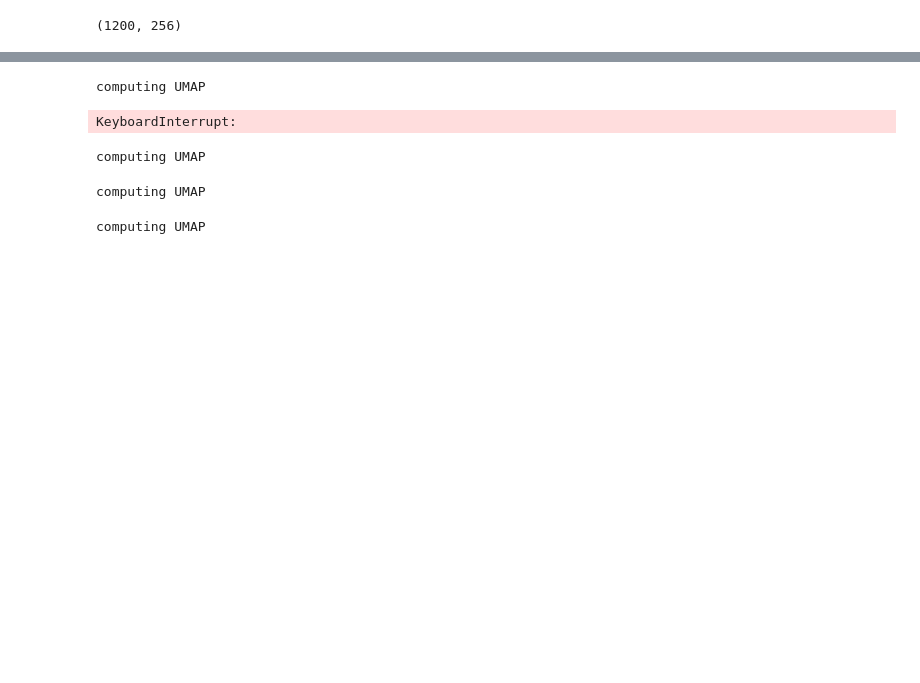
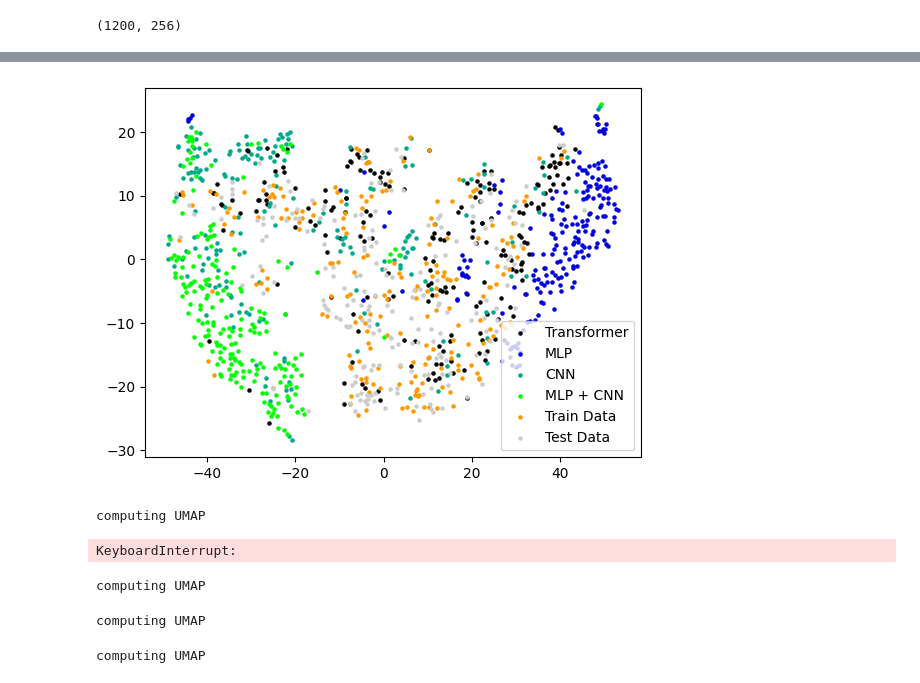
Before and after one commit to TheMody/GeneDiffusion, a Jupyter notebook: analyze_embeddings.ipynb, the cells around one changed output, grey strips where cells are left out. Saved outputs shown, nothing was run; the diff lists cells and outputs as text; code cells hidden in the pictures; blank space fills up the shorter version.

```diff
--- a/analyze_embeddings.ipynb
+++ b/analyze_embeddings.ipynb
@@ -196,3 +212,18 @@ plt.show()
+# %%
+reducer = TSNE(n_components=2)
+embedding = reducer.fit_transform(embeddingscnn)
+# %%
+colors = plt.get_cmap('nipy_spectral')(np.linspace(0, 1, len(datas)))
+labels =  ["Transformer", "MLP", "CNN", "MLP + CNN" ,"Train Data", "Test Data", ]
+
+for i in range(len(datas)):
+    plt_data = embedding[i*num_samples: (i+1)*num_samples]
+    plt.scatter(plt_data[:, 0], plt_data[:, 1], color = colors[i], label = labels[i], s = 5)
+plt.legend()
+plt.savefig("umap_unetcombined_euclidean.png")
+plt.show()
+# %% [output]
+[figure, added]
 # %%
 print("computing UMAP")
 reducer = umap.UMAP(metric = 'cosine', n_neighbors=15)
```
Also changed, not shown: parts of 9 cells of this notebook, 20 other files.
